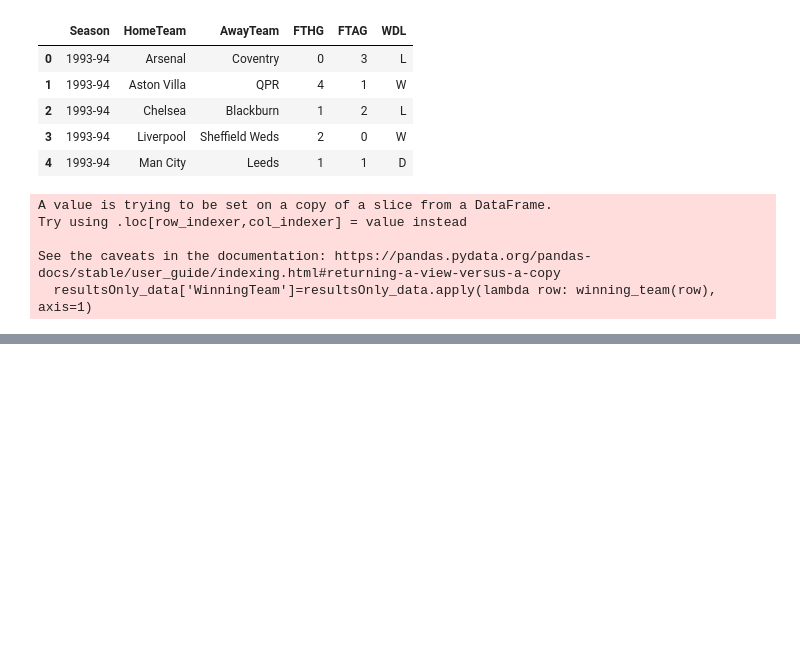
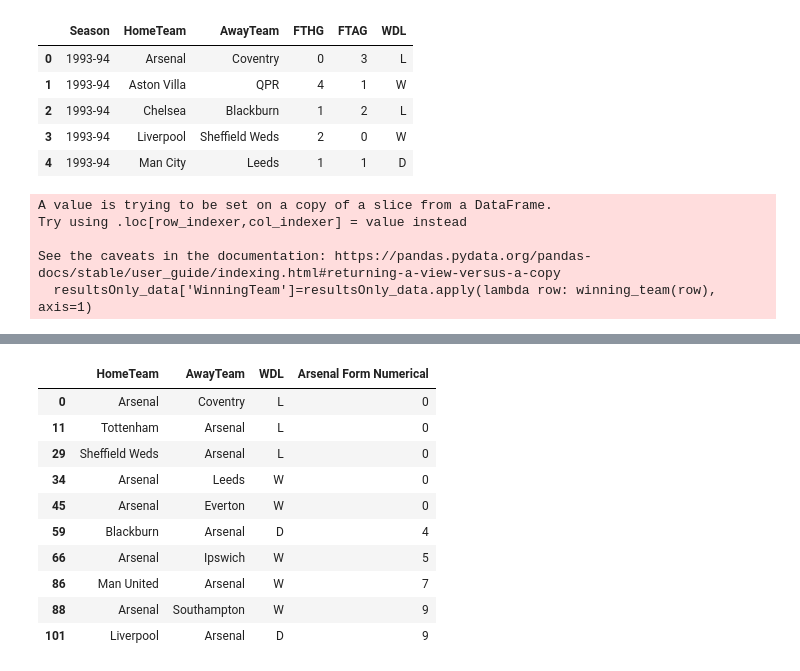
Before and after one commit to JanuariusJang/SportsAnalytics, a Jupyter notebook: notebooks/results.ipynb, the cells around one changed output, grey strips where cells are left out. Saved outputs shown, nothing was run; the diff lists cells and outputs as text; code cells hidden in the pictures; blank space fills up the shorter version.

```diff
--- a/notebooks/results.ipynb
+++ b/notebooks/results.ipynb
@@ -128,0 +213,14 @@ TypeError: 'numpy.ndarray' object is not callable
+# %%
+arsenal_results.head(10)
+# %% [output]
+|  | HomeTeam | AwayTeam | WDL | Arsenal Form Numerical |
+| 0 | Arsenal | Coventry | L | 0 |
+| 11 | Tottenham | Arsenal | L | 0 |
+| 29 | Sheffield Weds | Arsenal | L | 0 |
+| 34 | Arsenal | Leeds | W | 0 |
+| 45 | Arsenal | Everton | W | 0 |
+| 59 | Blackburn | Arsenal | D | 4 |
+| 66 | Arsenal | Ipswich | W | 5 |
+| 86 | Man United | Arsenal | W | 7 |
+| 88 | Arsenal | Southampton | W | 9 |
+| 101 | Liverpool | Arsenal | D | 9 |
```
Also changed, not shown: parts of 28 cells of this notebook, 13 other files.
